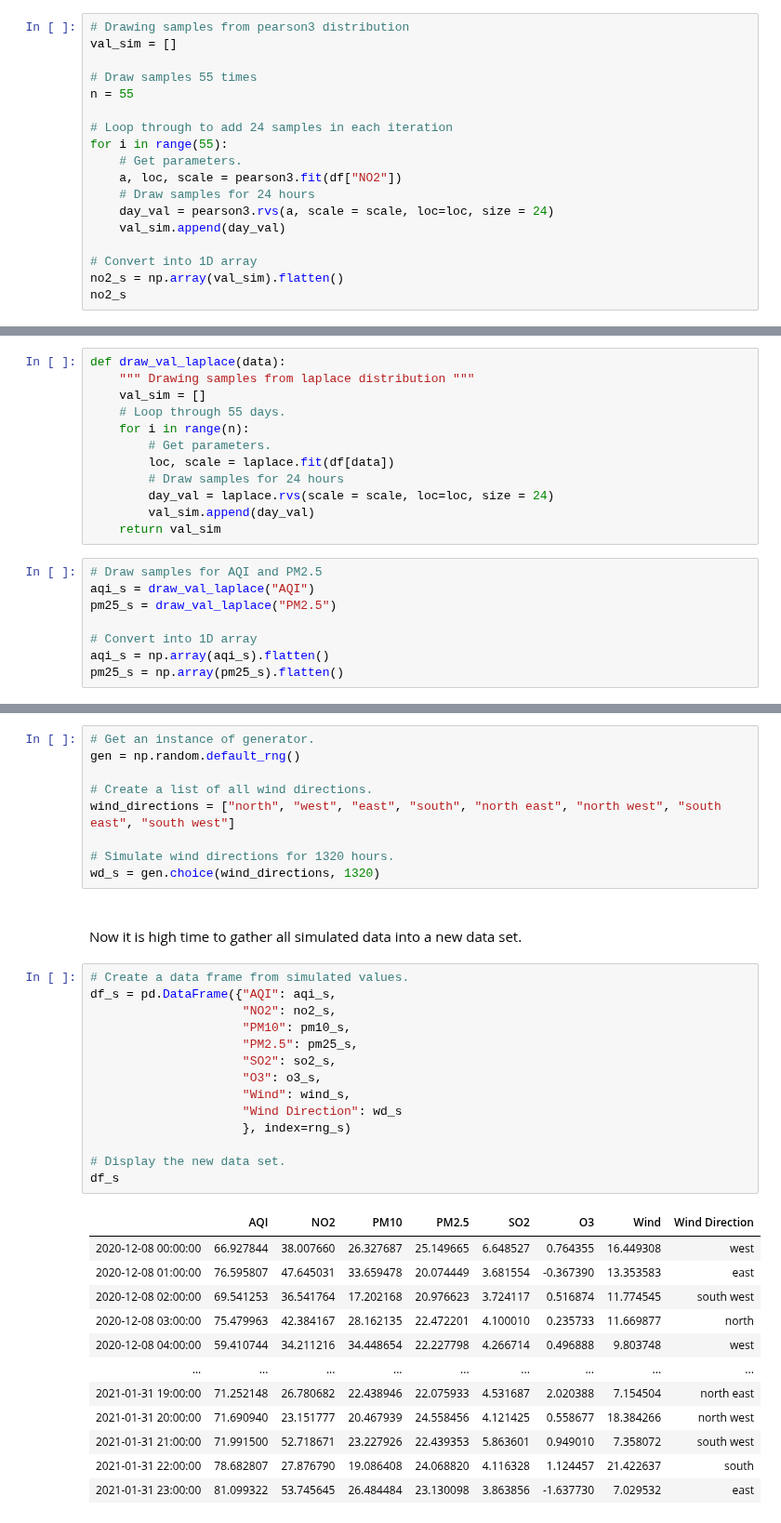
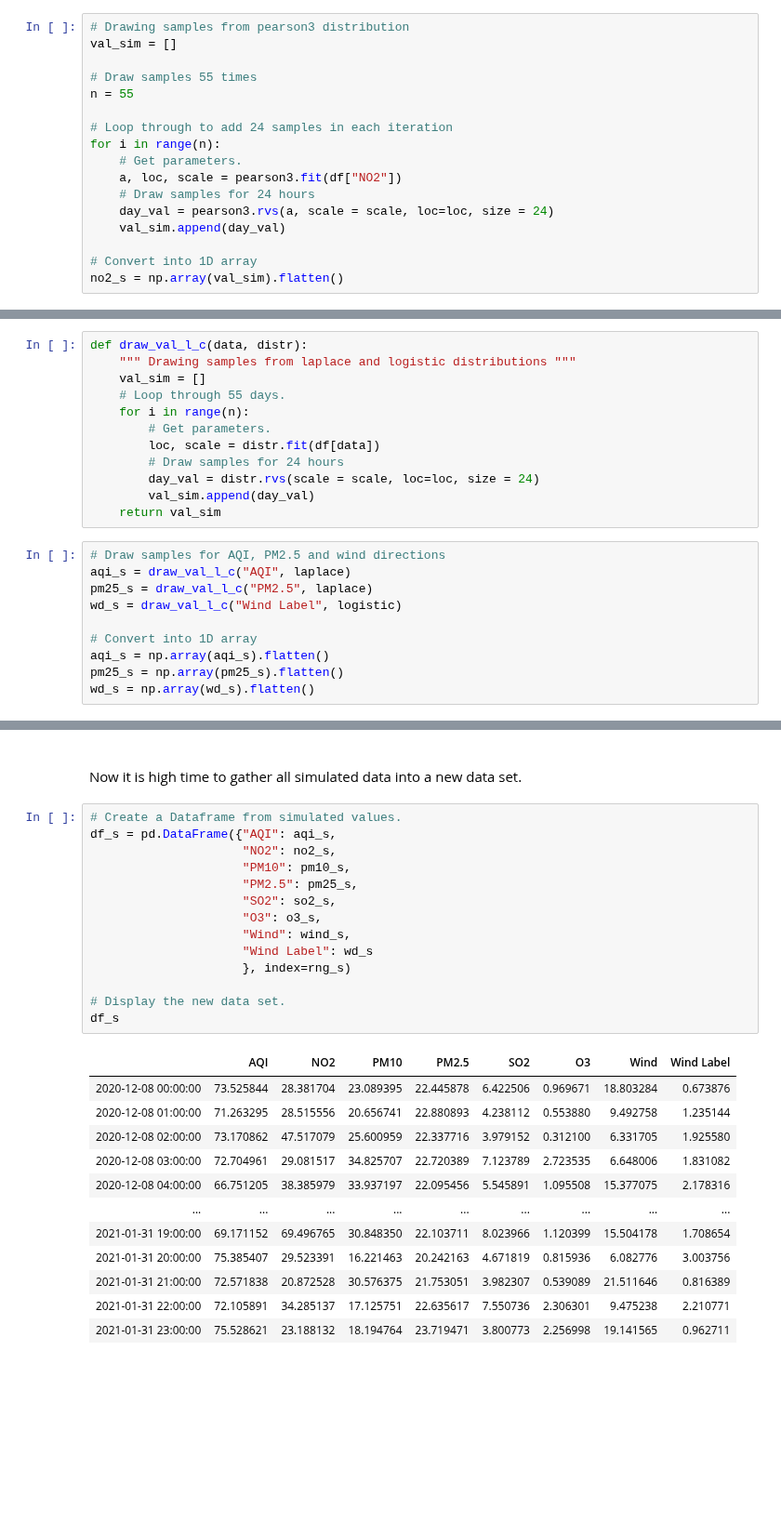
Before and after one commit to olgarozhdestvina/Air-Pollution-in-Dublin, a Jupyter notebook: Dublin_Air_Pollution.ipynb, the cells around one changed output, grey strips where cells are left out. Shown at 93% size. Saved outputs shown, nothing was run; the diff lists cells and outputs as text; blank space fills up the shorter version.

```diff
--- a/Dublin_Air_Pollution.ipynb
+++ b/Dublin_Air_Pollution.ipynb
@@ -761,7 +811,7 @@ val_sim = []
 n = 55
 
 # Loop through to add 24 samples in each iteration
-for i in range(55):
+for i in range(n):
     # Get parameters.
     a, loc, scale = pearson3.fit(df["NO2"])
     # Draw samples for 24 hours
@@ -770,4 +820,3 @@ for i in range(55):
 
 # Convert into 1D array
 no2_s = np.array(val_sim).flatten()
-no2_s
@@ -809,20 +855,22 @@ o3_s = np.array(o3_s).flatten()
 # %%
-def draw_val_laplace(data):
-    """ Drawing samples from laplace distribution """
+def draw_val_l_c(data, distr):
+    """ Drawing samples from laplace and logistic distributions """
     val_sim = []
     # Loop through 55 days.
     for i in range(n):
         # Get parameters.
-        loc, scale = laplace.fit(df[data])
+        loc, scale = distr.fit(df[data])
         # Draw samples for 24 hours
-        day_val = laplace.rvs(scale = scale, loc=loc, size = 24)
+        day_val = distr.rvs(scale = scale, loc=loc, size = 24)
         val_sim.append(day_val)
     return val_sim
 # %%
-# Draw samples for AQI and PM2.5
-aqi_s = draw_val_laplace("AQI")
-pm25_s = draw_val_laplace("PM2.5")
+# Draw samples for AQI, PM2.5 and wind directions
+aqi_s = draw_val_l_c("AQI", laplace)
+pm25_s = draw_val_l_c("PM2.5", laplace)
+wd_s = draw_val_l_c("Wind Label", logistic)
 
 # Convert into 1D array
 aqi_s = np.array(aqi_s).flatten()
 pm25_s = np.array(pm25_s).flatten()
+wd_s = np.array(wd_s).flatten()
@@ -829,44 +881,35 @@ pm25_s = np.array(pm25_s).flatten()
 # %%
 # Simulate the date range for 1320 hours (55 days till the end of winter)
 rng_s = pd.date_range('12/08/2020', periods=1320, freq='H')
-# %%
-# Get an instance of generator.
-gen = np.random.default_rng()
-
-# Create a list of all wind directions.
-wind_directions = ["north", "west", "east", "south", "north east", "north west", "south east", "south west"]
-
-# Simulate wind directions for 1320 hours.
-wd_s = gen.choice(wind_directions, 1320)
 # %% [markdown]
 <br>
 
 Now it is high time to gather all simulated data into a new data set.
 # %%
-# Create a data frame from simulated values.
+# Create a Dataframe from simulated values.
 df_s = pd.DataFrame({"AQI": aqi_s,
                      "NO2": no2_s,
                      "PM10": pm10_s,
                      "PM2.5": pm25_s,
                      "SO2": so2_s,
                      "O3": o3_s,
                      "Wind": wind_s,
-                     "Wind Direction": wd_s
+                     "Wind Label": wd_s
                      }, index=rng_s)
 
 # Display the new data set.
 df_s
 # %% [output]
-|  | AQI | NO2 | PM10 | PM2.5 | SO2 | O3 | Wind | Wind Direction |
-| 2020-12-08 00:00:00 | 66.927844 | 38.007660 | 26.327687 | 25.149665 | 6.648527 | 0.764355 | 16.449308 | west |
-| 2020-12-08 01:00:00 | 76.595807 | 47.645031 | 33.659478 | 20.074449 | 3.681554 | -0.367390 | 13.353583 | east |
-| 2020-12-08 02:00:00 | 69.541253 | 36.541764 | 17.202168 | 20.976623 | 3.724117 | 0.516874 | 11.774545 | south west |
-| 2020-12-08 03:00:00 | 75.479963 | 42.384167 | 28.162135 | 22.472201 | 4.100010 | 0.235733 | 11.669877 | north |
-| 2020-12-08 04:00:00 | 59.410744 | 34.211216 | 34.448654 | 22.227798 | 4.266714 | 0.496888 | 9.803748 | west |
+|  | AQI | NO2 | PM10 | PM2.5 | SO2 | O3 | Wind | Wind Label |
+| 2020-12-08 00:00:00 | 73.525844 | 28.381704 | 23.089395 | 22.445878 | 6.422506 | 0.969671 | 18.803284 | 0.673876 |
+| 2020-12-08 01:00:00 | 71.263295 | 28.515556 | 20.656741 | 22.880893 | 4.238112 | 0.553880 | 9.492758 | 1.235144 |
+| 2020-12-08 02:00:00 | 73.170862 | 47.517079 | 25.600959 | 22.337716 | 3.979152 | 0.312100 | 6.331705 | 1.925580 |
+| 2020-12-08 03:00:00 | 72.704961 | 29.081517 | 34.825707 | 22.720389 | 7.123789 | 2.723535 | 6.648006 | 1.831082 |
+| 2020-12-08 04:00:00 | 66.751205 | 38.385979 | 33.937197 | 22.095456 | 5.545891 | 1.095508 | 15.377075 | 2.178316 |
 | ... | ... | ... | ... | ... | ... | ... | ... | ... |
-| 2021-01-31 19:00:00 | 71.252148 | 26.780682 | 22.438946 | 22.075933 | 4.531687 | 2.020388 | 7.154504 | north east |
-| 2021-01-31 20:00:00 | 71.690940 | 23.151777 | 20.467939 | 24.558456 | 4.121425 | 0.558677 | 18.384266 | north west |
-| 2021-01-31 21:00:00 | 71.991500 | 52.718671 | 23.227926 | 22.439353 | 5.863601 | 0.949010 | 7.358072 | south west |
-| 2021-01-31 22:00:00 | 78.682807 | 27.876790 | 19.086408 | 24.068820 | 4.116328 | 1.124457 | 21.422637 | south |
-| 2021-01-31 23:00:00 | 81.099322 | 53.745645 | 26.484484 | 23.130098 | 3.863856 | -1.637730 | 7.029532 | east |
+| 2021-01-31 19:00:00 | 69.171152 | 69.496765 | 30.848350 | 22.103711 | 8.023966 | 1.120399 | 15.504178 | 1.708654 |
+| 2021-01-31 20:00:00 | 75.385407 | 29.523391 | 16.221463 | 20.242163 | 4.671819 | 0.815936 | 6.082776 | 3.003756 |
+| 2021-01-31 21:00:00 | 72.571838 | 20.872528 | 30.576375 | 21.753051 | 3.982307 | 0.539089 | 21.511646 | 0.816389 |
+| 2021-01-31 22:00:00 | 72.105891 | 34.285137 | 17.125751 | 22.635617 | 7.550736 | 2.306301 | 9.475238 | 2.210771 |
+| 2021-01-31 23:00:00 | 75.528621 | 23.188132 | 18.194764 | 23.719471 | 3.800773 | 2.256998 | 19.141565 | 0.962711 |
 1320 rows × 8 columns
```
Also changed, not shown: parts of 14 cells of this notebook.
